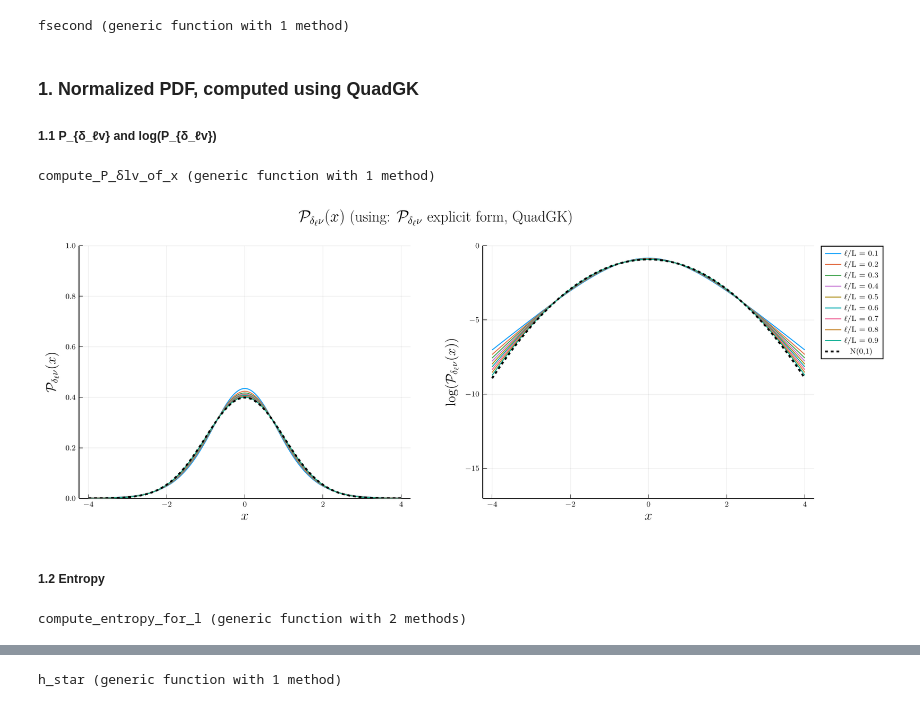
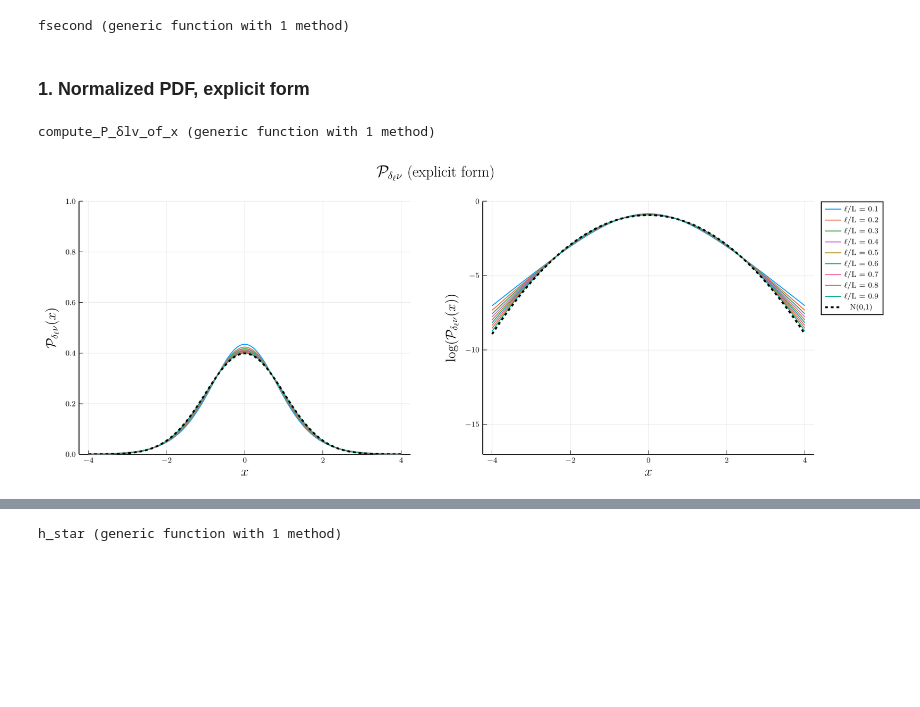
Before and after one commit to pleflohic/turbulence-velocity-increments, a Jupyter notebook: notebooks/normalized.ipynb, the cells around one changed output, grey strips where cells are left out. Saved outputs shown, nothing was run; the diff lists cells and outputs as text; code cells hidden in the pictures; blank space fills up the shorter version.

```diff
--- a/notebooks/normalized.ipynb
+++ b/notebooks/normalized.ipynb
@@ -35,9 +35,7 @@ fsecond(h, l, x) = -log(l/L) * (1/(c2) - 2 * (x/σ)^2 * log(l/L) * (l/L)^(-2h))
 # %% [output]
 fsecond (generic function with 1 method)
 # %% [markdown]
-### 1. Normalized PDF, computed using QuadGK
-
-##### 1.1 P_{δ_ℓv} and log(P_{δ_ℓv})
+### 1. Normalized PDF, explicit form
 # %%
 normalization_term(l) = sqrt(σ^2 * (l/L)^(2*(c1-c2)))
 #normalization_term(l) = sqrt((l/L)^(2/3))
@@ -66,56 +64,29 @@ compute_P_δlv_of_x (generic function with 1 method)
 # %%
 # 1. Setup l and x values
 l_values = 0.1*L:0.1*L:0.9*L
 x_values = -4:0.02:4
 
 # 2. Initialize plots with explicit scales
 p1 = plot(xlabel = L"x", ylabel = L"\mathcal{P}_{\delta_\ell \nu}(x)", ylims=(0, 1), legend=false, lw = 2, guidefontsize=14, left_margin = 10mm, bottom_margin = 10mm)
 p2 = plot(xlabel = L"x", ylabel = L"\log(\mathcal{P}_{\delta_\ell \nu}(x))", ylims=(-17, 0), lw = 2, guidefontsize=14, left_margin = 10mm, bottom_margin = 10mm) # Note the :log scale here
 
 # 3. Reference Gaussian (Computed once)
 gauss_pdf = pdf.(Normal(0, 1), x_values)
 
 # 4. Plot loop
 for l in l_values
     P_values = compute_P_δlv_of_x.(Ref(l), x_values)
 
     label = "ℓ/L = $(round(l/L, sigdigits=2))"
     plot!(p1, x_values, P_values, label = label)
     plot!(p2, x_values, log.(P_values), label = label) # Plotting P_values, the axis scale handles the log
 end
 
 # 5. Add Gaussian reference to both
 plot!(p1, x_values, gauss_pdf, label="N(0,1)", lw=2, ls=:dash, color=:black)
 plot!(p2, x_values, log.(gauss_pdf), label="N(0,1)", lw=2, ls=:dash, color=:black)
 
 # 6. Final Layout
-plot(p1, p2, layout = (1, 2), size = (1200, 500), plot_title = L"\mathcal{P}_{\delta_\ell \nu}(x) \text{ (using: } \mathcal{P}_{\delta_\ell \nu} \text{ explicit form, QuadGK)}", plot_titlevspan=0.05)
+plot(p1, p2, layout = (1, 2), size = (1200, 500), plot_title = L"\mathcal{P}_{\delta_\ell \nu} \text{ (explicit form)}", plot_titlevspan=0.05)
 # %% [output]
-[figure, old version]
+[figure, new version]
-# %% [markdown]
-##### 1.2 Entropy
-# %%
-function compute_entropy_for_l(p_function, l, h_star=nothing)
-    # Define the integrand logic based on whether h_star (the function) is provided
-    if isnothing(h_star)
-        integrand = x -> begin
-            p = p_function(l, x)
-            val = p > 0 ? -p * log(p) : 0.0
-            return isfinite(val) ? val : 0.0
-        end
-    else
-        integrand = x -> begin
-            # Here, h_star is called as a function inside the call to p_function
-            p = p_function(l, x, h_star)
-            val = p > 0 ? -p * log(p) : 0.0
-            return isfinite(val) ? val : 0.0
-        end
-    end
-
-    # Numerical integration
-    entropy, err = quadgk(integrand, -Inf, Inf)
-
-    return entropy
-end
-# %% [output]
-compute_entropy_for_l (generic function with 2 methods)
```
Also changed, not shown: parts of 24 cells of this notebook, 1 other file.
